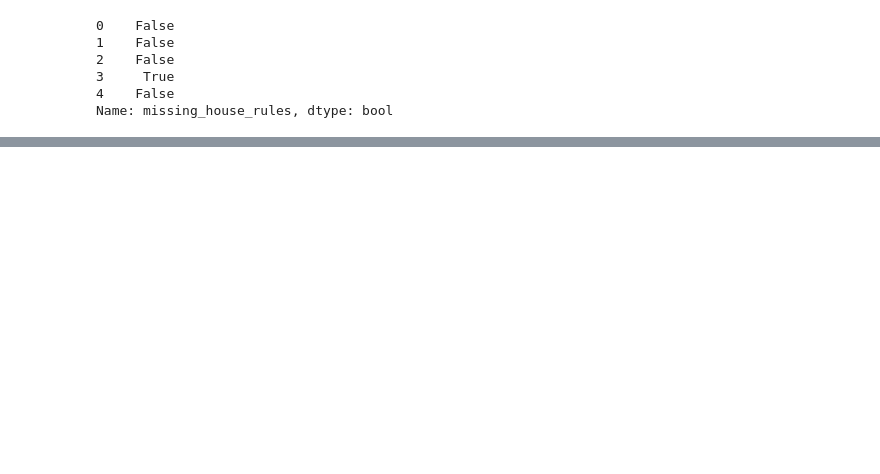
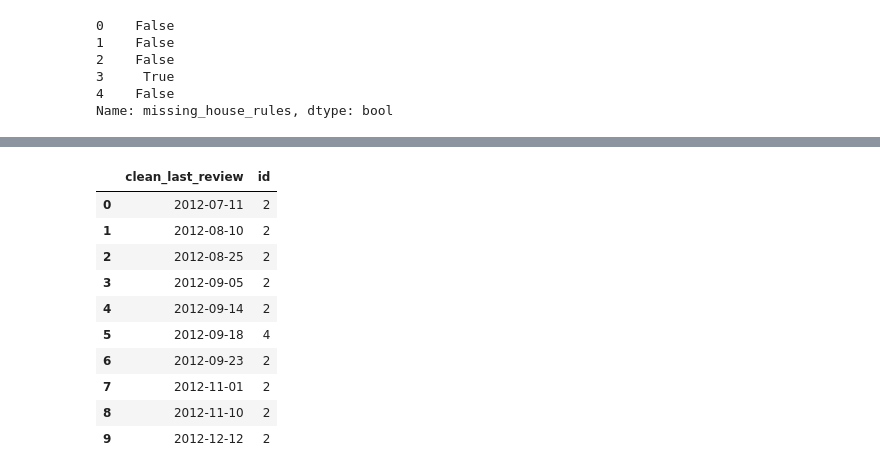
Before and after one commit to rupliwiec/airbnb_analysis, a Jupyter notebook: note.ipynb, the cells around one changed output, grey strips where cells are left out. Drawn from its saved outputs; the diff is of its cells as text; code cells hidden in the pictures; blank space fills up the shorter version.

Commit message:
Cleaning last review

```diff
--- a/note.ipynb
+++ b/note.ipynb
@@ -177,0 +180,3 @@ del df['house_rules']
+# %%
+df['clean_last_review']= pd.to_datetime(df['last review'], format='%m/%d/%Y')
+del df['last review']
@@ -177,0 +197,18 @@ del df['house_rules']
+# %%
+df.sort_values(by='clean_last_review', ascending=False, inplace=True)
+# %%
+newDataf= df[['clean_last_review', 'id']].groupby('clean_last_review').count().reset_index()
+# %%
+newDataf.head(10)
+# %% [output]
+|  | clean_last_review | id |
+| 0 | 2012-07-11 | 2 |
+| 1 | 2012-08-10 | 2 |
+| 2 | 2012-08-25 | 2 |
+| 3 | 2012-09-05 | 2 |
+| 4 | 2012-09-14 | 2 |
+| 5 | 2012-09-18 | 4 |
+| 6 | 2012-09-23 | 2 |
+| 7 | 2012-11-01 | 2 |
+| 8 | 2012-11-10 | 2 |
+| 9 | 2012-12-12 | 2 |
```
Also changed, not shown: parts of 3 cells of this notebook.
